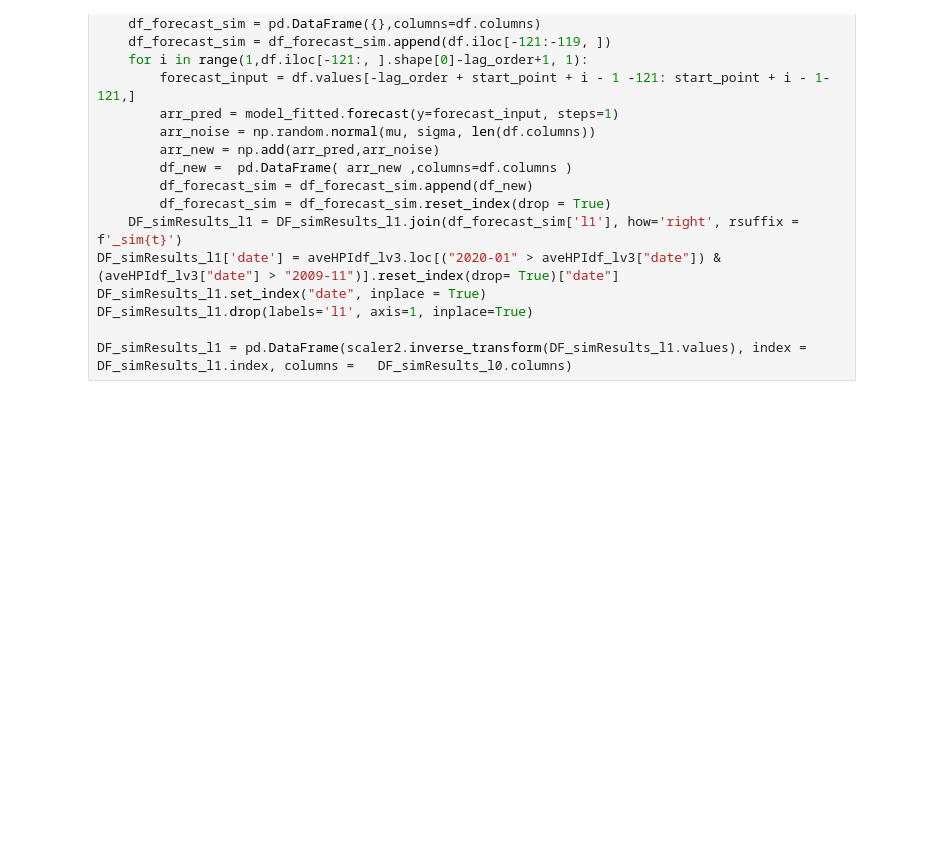
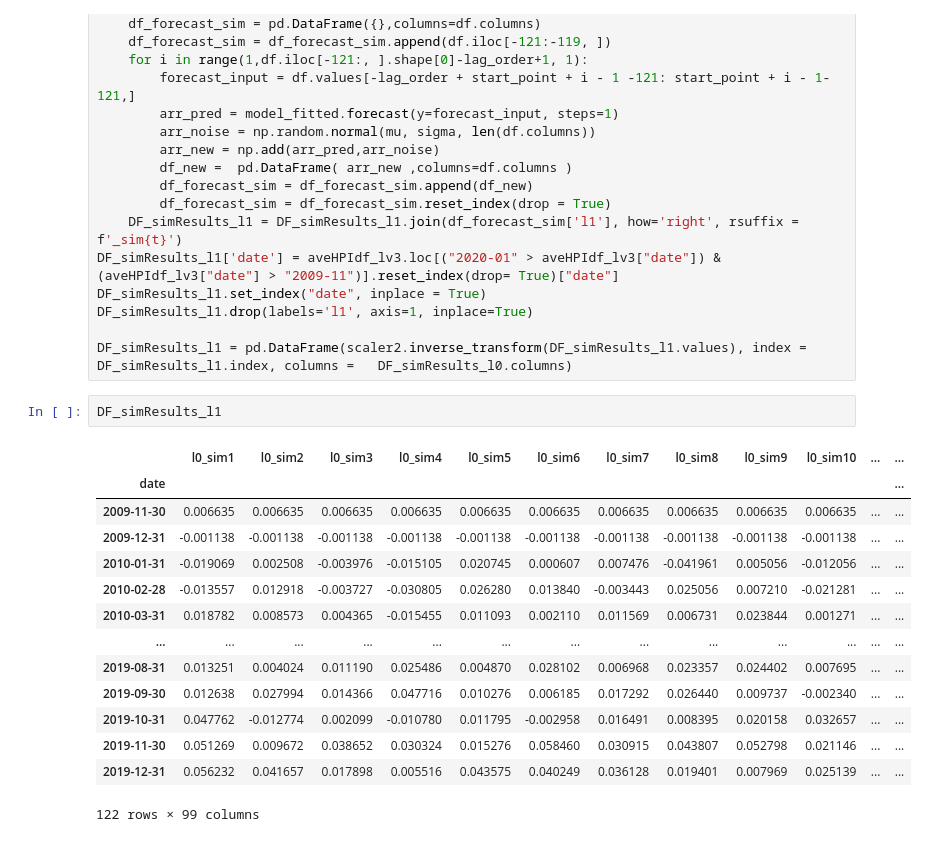
Before and after one commit to LyuLingfeng95/PhDProject1, a Jupyter notebook: Project1_p3(sa4).ipynb, the cells around one changed output. Cells and saved outputs as stored; diff of their text form; blank space fills up the shorter version.

```diff
--- a/Project1_p3(sa4).ipynb
+++ b/Project1_p3(sa4).ipynb
@@ -2437,6 +2444,23 @@ DF_simResults_l1.set_index("date", inplace = True)
 DF_simResults_l1.drop(labels='l1', axis=1, inplace=True)
 
 DF_simResults_l1 = pd.DataFrame(scaler2.inverse_transform(DF_simResults_l1.values), index = DF_simResults_l1.index, columns =   DF_simResults_l0.columns)
+# %%
+DF_simResults_l1
+# %% [output]
+|  | l0_sim1 | l0_sim2 | l0_sim3 | l0_sim4 | l0_sim5 | l0_sim6 | l0_sim7 | l0_sim8 | l0_sim9 | l0_sim10 | ... | ... |
+| date |  |  |  |  |  |  |  |  |  |  |  | ... |
+| 2009-11-30 | 0.006635 | 0.006635 | 0.006635 | 0.006635 | 0.006635 | 0.006635 | 0.006635 | 0.006635 | 0.006635 | 0.006635 | ... | ... |
+| 2009-12-31 | -0.001138 | -0.001138 | -0.001138 | -0.001138 | -0.001138 | -0.001138 | -0.001138 | -0.001138 | -0.001138 | -0.001138 | ... | ... |
+| 2010-01-31 | -0.019069 | 0.002508 | -0.003976 | -0.015105 | 0.020745 | 0.000607 | 0.007476 | -0.041961 | 0.005056 | -0.012056 | ... | ... |
+| 2010-02-28 | -0.013557 | 0.012918 | -0.003727 | -0.030805 | 0.026280 | 0.013840 | -0.003443 | 0.025056 | 0.007210 | -0.021281 | ... | ... |
+| 2010-03-31 | 0.018782 | 0.008573 | 0.004365 | -0.015455 | 0.011093 | 0.002110 | 0.011569 | 0.006731 | 0.023844 | 0.001271 | ... | ... |
+| ... | ... | ... | ... | ... | ... | ... | ... | ... | ... | ... | ... | ... |
+| 2019-08-31 | 0.013251 | 0.004024 | 0.011190 | 0.025486 | 0.004870 | 0.028102 | 0.006968 | 0.023357 | 0.024402 | 0.007695 | ... | ... |
+| 2019-09-30 | 0.012638 | 0.027994 | 0.014366 | 0.047716 | 0.010276 | 0.006185 | 0.017292 | 0.026440 | 0.009737 | -0.002340 | ... | ... |
+| 2019-10-31 | 0.047762 | -0.012774 | 0.002099 | -0.010780 | 0.011795 | -0.002958 | 0.016491 | 0.008395 | 0.020158 | 0.032657 | ... | ... |
+| 2019-11-30 | 0.051269 | 0.009672 | 0.038652 | 0.030324 | 0.015276 | 0.058460 | 0.030915 | 0.043807 | 0.052798 | 0.021146 | ... | ... |
+| 2019-12-31 | 0.056232 | 0.041657 | 0.017898 | 0.005516 | 0.043575 | 0.040249 | 0.036128 | 0.019401 | 0.007969 | 0.025139 | ... | ... |
+122 rows × 99 columns
 # %%
 key = '2018'
 ind = postcodedf.loc[postcodedf["postcode"] == key].index[0]
```
Also changed, not shown: parts of 27 cells of this notebook.
